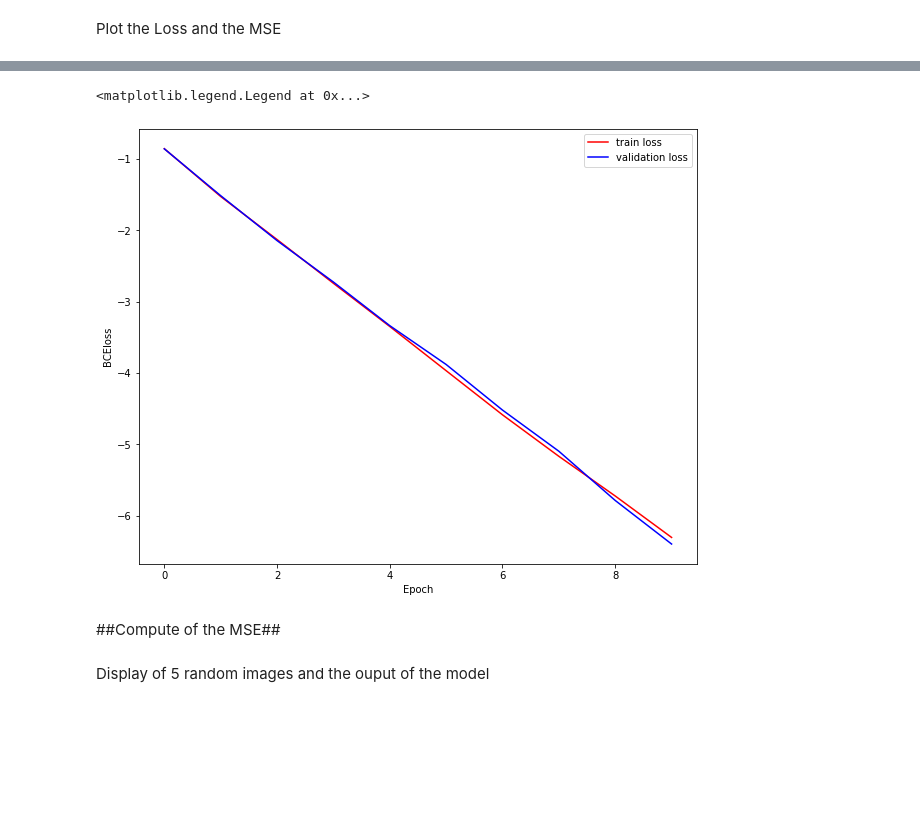
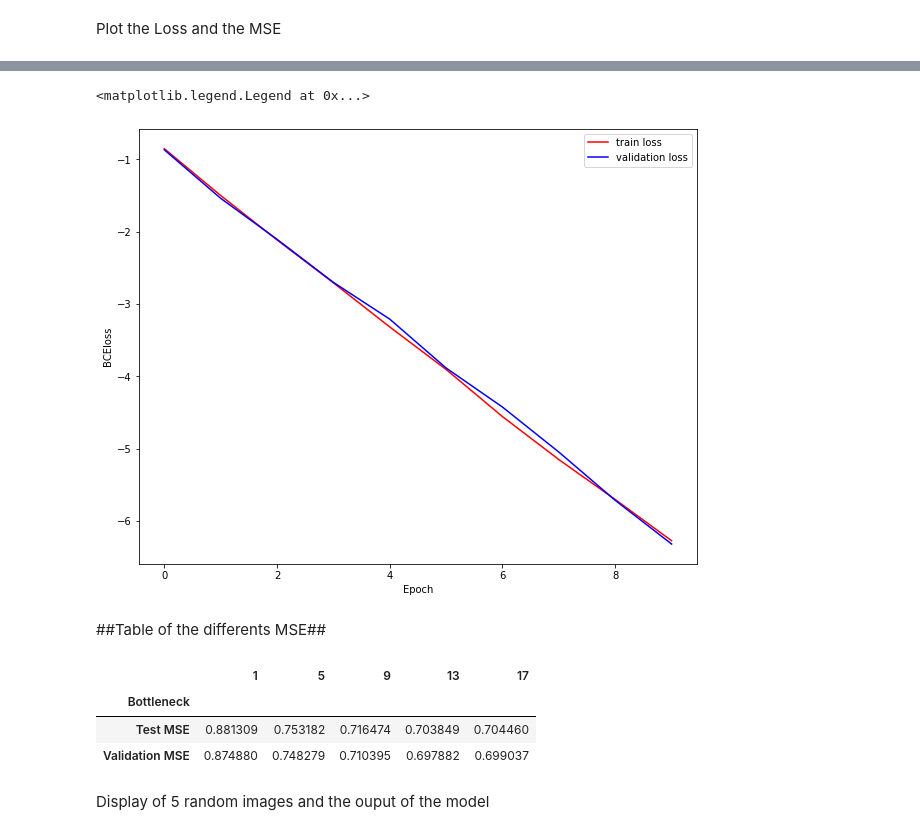
Before and after one commit to alvaroguerin/dlai-2019-projects, a Jupyter notebook: team06/Team06.ipynb, the cells around one changed output, grey strips where cells are left out. Cells and saved outputs as stored; diff of their text form; code cells hidden in the pictures; blank space fills up the shorter version.

```diff
--- a/team06/Team06.ipynb
+++ b/team06/Team06.ipynb
@@ -18,7 +19,7 @@ import matplotlib.pyplot as plt
 # Let's define some hyper-parameters
 hparams = {
     'batch_size':64,
-    'num_epochs':10,
+    'num_epochs':1,
     'test_batch_size':64,
     'hidden_size':128,
     'learning_rate':1e-3,
@@ -206,8 +196,7 @@ class my_dictionary(dict):
     def add(self, key, value):
         self[key] = value
 # %%
-validation_bottleneck_MSE= my_dictionary()
-test_bottleneck_MSE = my_dictionary()
+dic_MSE = dict()
 validation_loss_bottleneck = my_dictionary()
 train_loss_bottleneck = my_dictionary()
 for bottleneck in range(1,20,4):
@@ -231,9 +220,6 @@ for bottleneck in range(1,20,4):
   _,test_MSE = test_epoch(test_loader,model,hparams)
   validation_loss_bottleneck.add(bottleneck,train_loss)
   validation_loss_bottleneck.add(bottleneck,validation_loss)
-  validation_bottleneck_MSE.add(bottleneck,list_MSE_validation[-1].item())
-  test_bottleneck_MSE.add(bottleneck,test_MSE.item())
-  print(validation_bottleneck_MSE)
-  print(test_bottleneck_MSE)
+  dic_MSE[bottleneck]= [test_MSE.item(),list_MSE_validation[-1].item()]
 # %% [output]
 Bottleneck :1
@@ -298,9 +272,20 @@ plt.plot(validation_loss,'b',label='validation loss')
 plt.legend()
 # %% [output]
 <matplotlib.legend.Legend at 0x...>
-[figure, old version]
+[figure, new version]
 # %% [markdown]
-##Compute of the MSE##
+##Table of the differents MSE##
+# %%
+data = {"Bottleneck":["Test MSE","Validation MSE"]}
+data.update(dic_MSE)
+df = pd.DataFrame(data)
+df = df.groupby('Bottleneck')
+df.first()
+# %% [output]
+|  | 1 | 5 | 9 | 13 | 17 |
+| Bottleneck |  |  |  |  |  |
+| Test MSE | 0.881309 | 0.753182 | 0.716474 | 0.703849 | 0.704460 |
+| Validation MSE | 0.874880 | 0.748279 | 0.710395 | 0.697882 | 0.699037 |
 # %% [markdown]
 Display of 5 random images and the ouput of the model
 # %%
```
Also changed, not shown: parts of 17 cells of this notebook.
